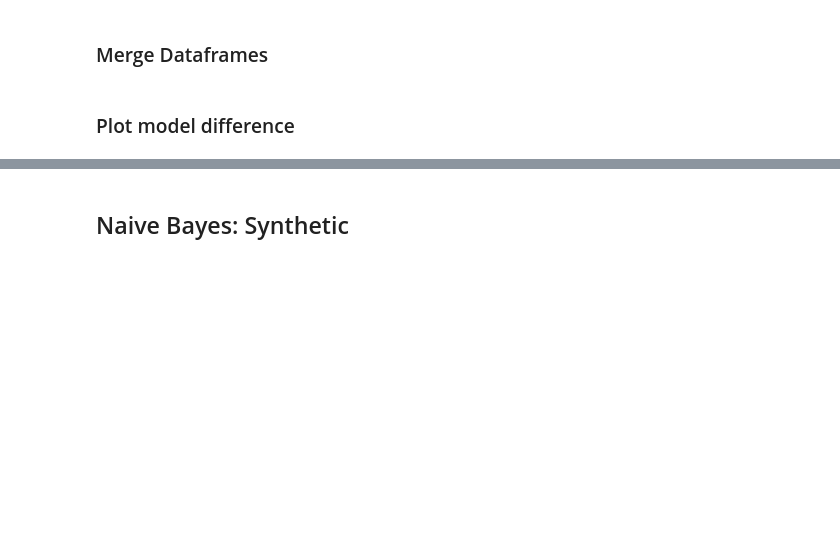
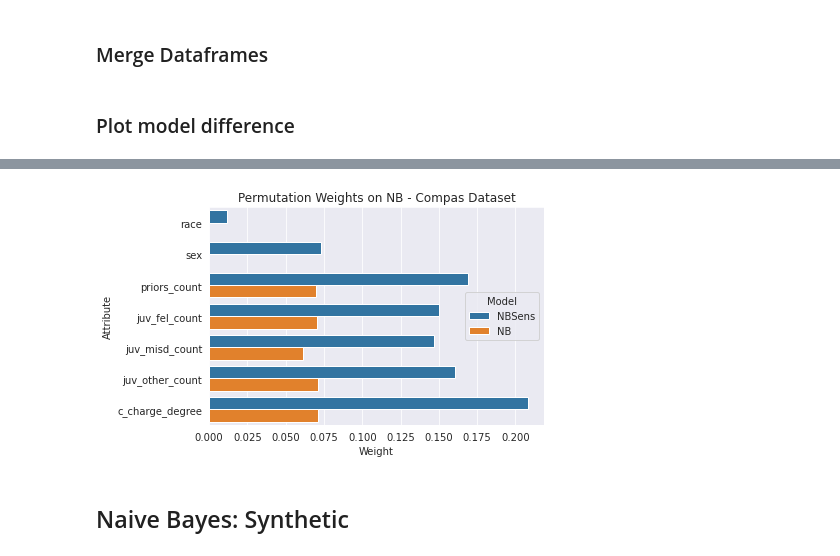
Before and after one commit to bcwein/Forseti, a Jupyter notebook: notebooks/intepretability.ipynb, the cells around one changed output, grey strips where cells are left out. Cells and saved outputs as stored; diff of their text form; code cells hidden in the pictures; blank space fills up the shorter version.

```diff
--- a/notebooks/intepretability.ipynb
+++ b/notebooks/intepretability.ipynb
@@ -380,15 +391,17 @@ plt.savefig('figures/KLDimportance-compas.png', dpi=300)
 # %%
 sns.set_style('darkgrid')
 
 p = sns.barplot(
-    x='KLD',
+    x='Weight',
     y='Attribute',
     hue='Model',
-    data=modeldiff
+    data=permw
 )
 
 p.set_title('Permutation Weights on NB - Compas Dataset')
 plt.savefig('figures/permimportance-compas.png', dpi=300)
+# %% [output]
+[figure, added]
 # %% [markdown]
 ## Naive Bayes: Synthetic
 # %%
```
Also changed, not shown: parts of 10 cells of this notebook, 10 other files.
